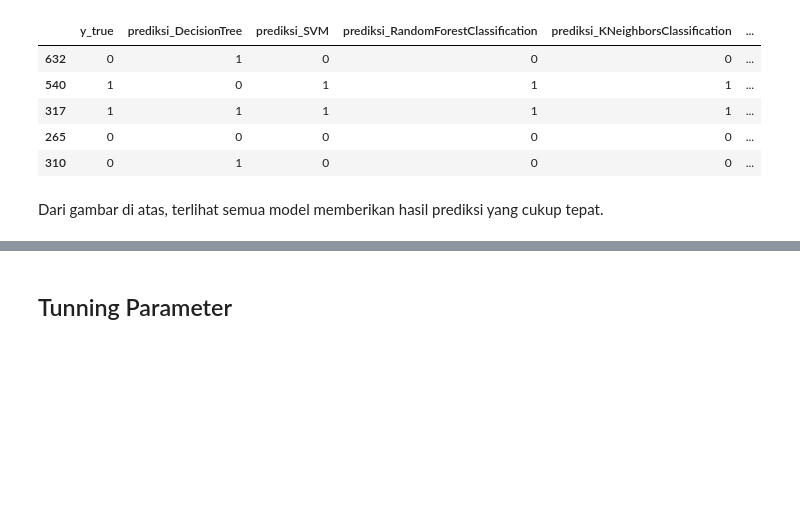
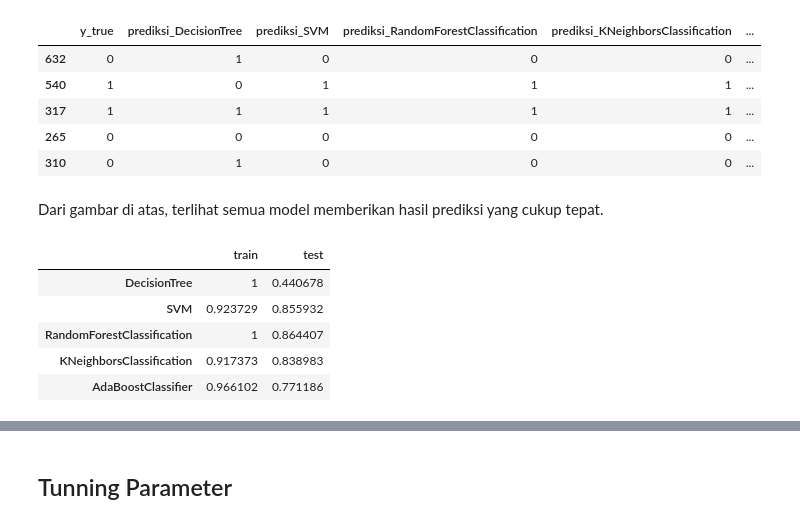
Before and after one commit to dan-dia/project-capstone-team-csd-134, a Jupyter notebook: model/Project_Capstone_134.ipynb, the cells around one changed output, grey strips where cells are left out. Drawn from its saved outputs; the diff is of its cells as text; code cells hidden in the pictures; blank space fills up the shorter version.

```diff
--- a/model/Project_Capstone_134.ipynb
+++ b/model/Project_Capstone_134.ipynb
@@ -413,3 +413,18 @@ pd.DataFrame(pred_dict)
 | 310 | 0 | 1 | 0 | 0 | 0 | ... |
 # %% [markdown]
 Dari gambar di atas, terlihat semua model memberikan hasil prediksi yang cukup tepat.
+# %%
+score = pd.DataFrame(columns=['train', 'test'], index=['DecisionTree', 'SVM', 'RandomForestClassification', 'KNeighborsClassification', 'AdaBoostClassifier'])
+model_dict = {'DecisionTree': decisiontree, 'SVM': svm, 'RandomForestClassification': rfc, 'KNeighborsClassification': knnc, 'AdaBoostClassifier':adaboost}
+for name, model in model_dict.items():
+    score.loc[name, 'train'] = model.score(X_train, y_train)
+    score.loc[name, 'test'] = model.score(X_test, y_test)
+
+score
+# %% [output]
+|  | train | test |
+| DecisionTree | 1 | 0.440678 |
+| SVM | 0.923729 | 0.855932 |
+| RandomForestClassification | 1 | 0.864407 |
+| KNeighborsClassification | 0.917373 | 0.838983 |
+| AdaBoostClassifier | 0.966102 | 0.771186 |
```
Also changed, not shown: parts of 15 cells of this notebook, 1 other file.
